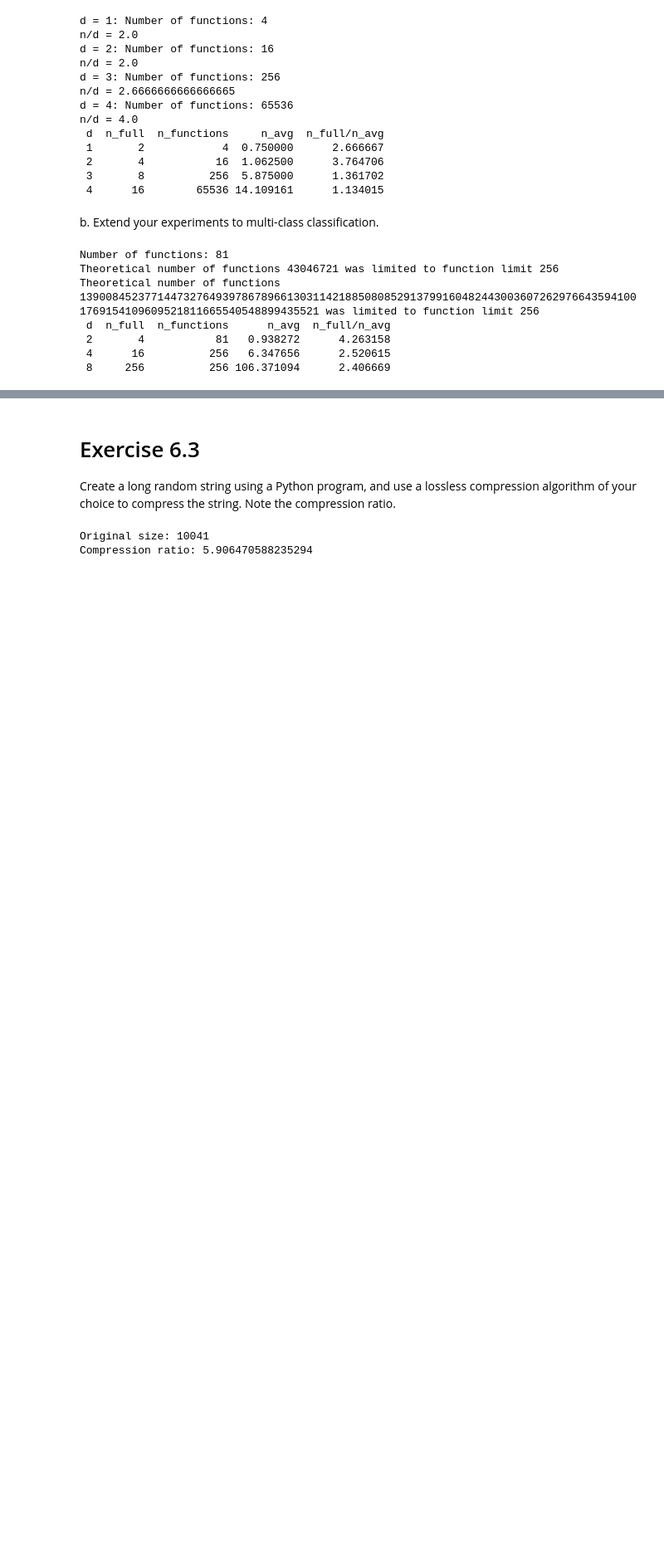
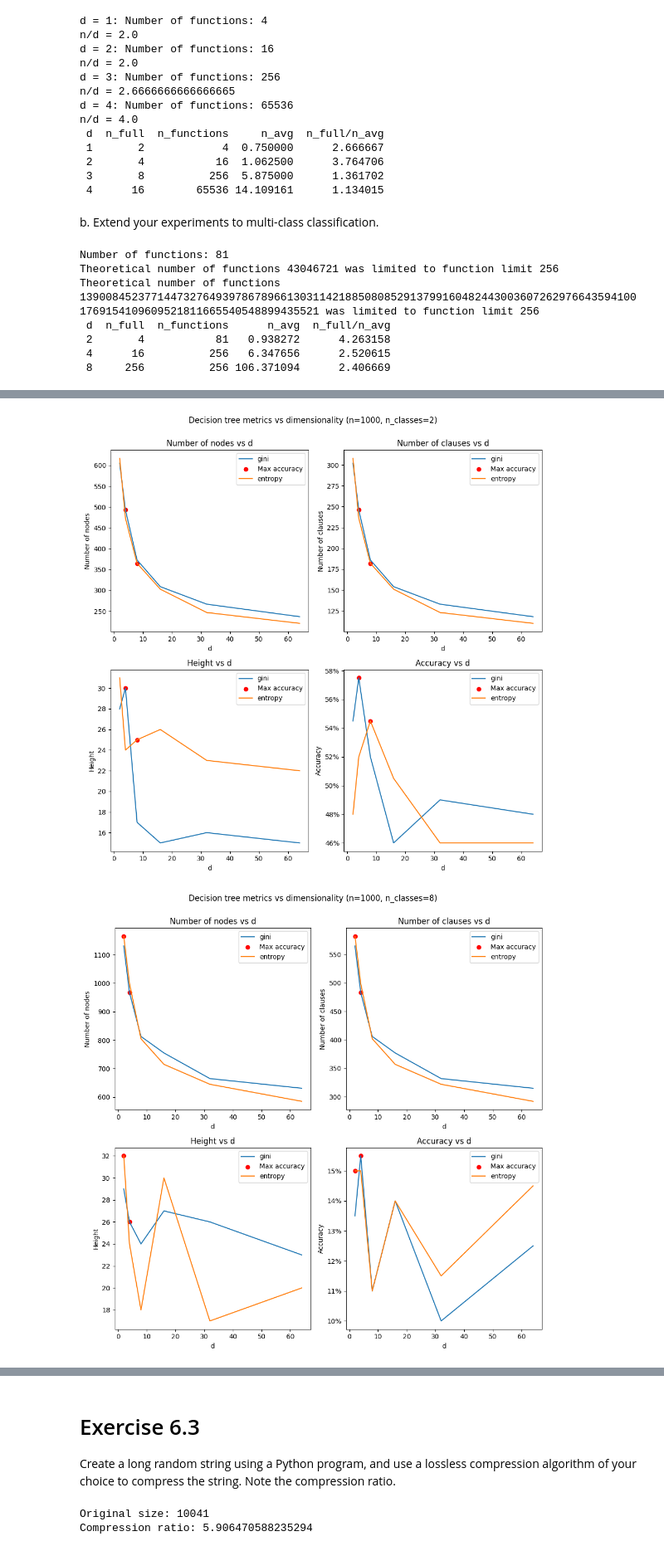
Before and after one commit to kennyakers/CS-294, a Jupyter notebook: Chapter 6.ipynb, the cells around one changed output, grey strips where cells are left out. Shown at 83% size. Saved outputs shown, nothing was run; the diff lists cells and outputs as text; code cells hidden in the pictures; blank space fills up the shorter version.

```diff
--- a/Chapter 6.ipynb
+++ b/Chapter 6.ipynb
@@ -200,0 +246,24 @@ Number of non-leaf nodes (if-then clauses): 19
+# %%
+weather = pd.read_csv('./data/weatherAUS.csv')
+
+# Drop rows where the labelis missing (2623 rows)
+weather.dropna(subset=['RainTomorrow'], inplace=True)
+
+# Create training and test splits
+X = weather.drop('RainTomorrow', axis=1)
+y = weather['RainTomorrow']
+X_train, X_test, y_train, y_test = train_test_split(X, y, test_size=0.2, random_state=0)
+
+# Fill missing values
+numerical_cols = X_train.select_dtypes(include=['int64', 'float64']).columns
+category_cols = X_train.select_dtypes(include=['object']).columns
+X_train[numerical_cols] = X_train[numerical_cols].fillna(X_train[numerical_cols].mean())
+X_train[category_cols] = X_train[category_cols].astype('category').apply(lambda x: x.cat.codes)
+X_test[numerical_cols] = X_test[numerical_cols].fillna(X_test[numerical_cols].mean())
+X_test[category_cols] = X_test[category_cols].astype('category').apply(lambda x: x.cat.codes)
+
+
+clf_weather = DecisionTreeClassifier(random_state=0, criterion='entropy')
+clf_weather.fit(X_train, y_train)
+
+_ = evaluate_and_plot_decision_tree(clf_weather, X_test, y_test, X.columns, y.unique())
@@ -200,0 +355,10 @@ Number of non-leaf nodes (if-then clauses): 19
+# %%
+dimensions = [2, 4, 8, 16, 32, 64] # Data dimensionalities to test
+
+for n in [1000, 10000]:
+    for n_classes in [2, 8]:
+        metrics = generate_tree(n, n_classes, dimensions)
+        plot_metrics(metrics, n, n_classes)
+# %% [output]
+[figure, added]
+[figure, added]
```
Also changed, not shown: parts of 12 cells of this notebook, 10 other files.
